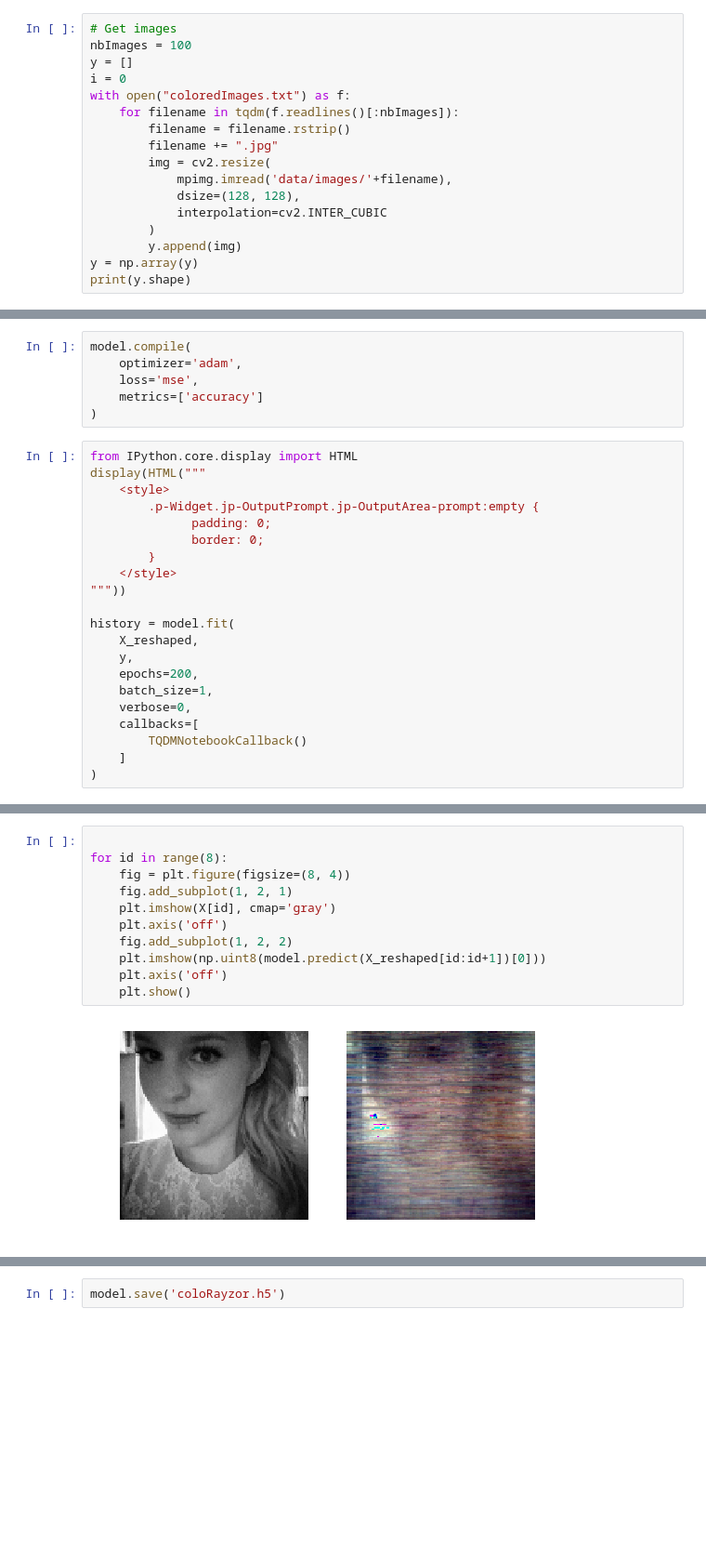
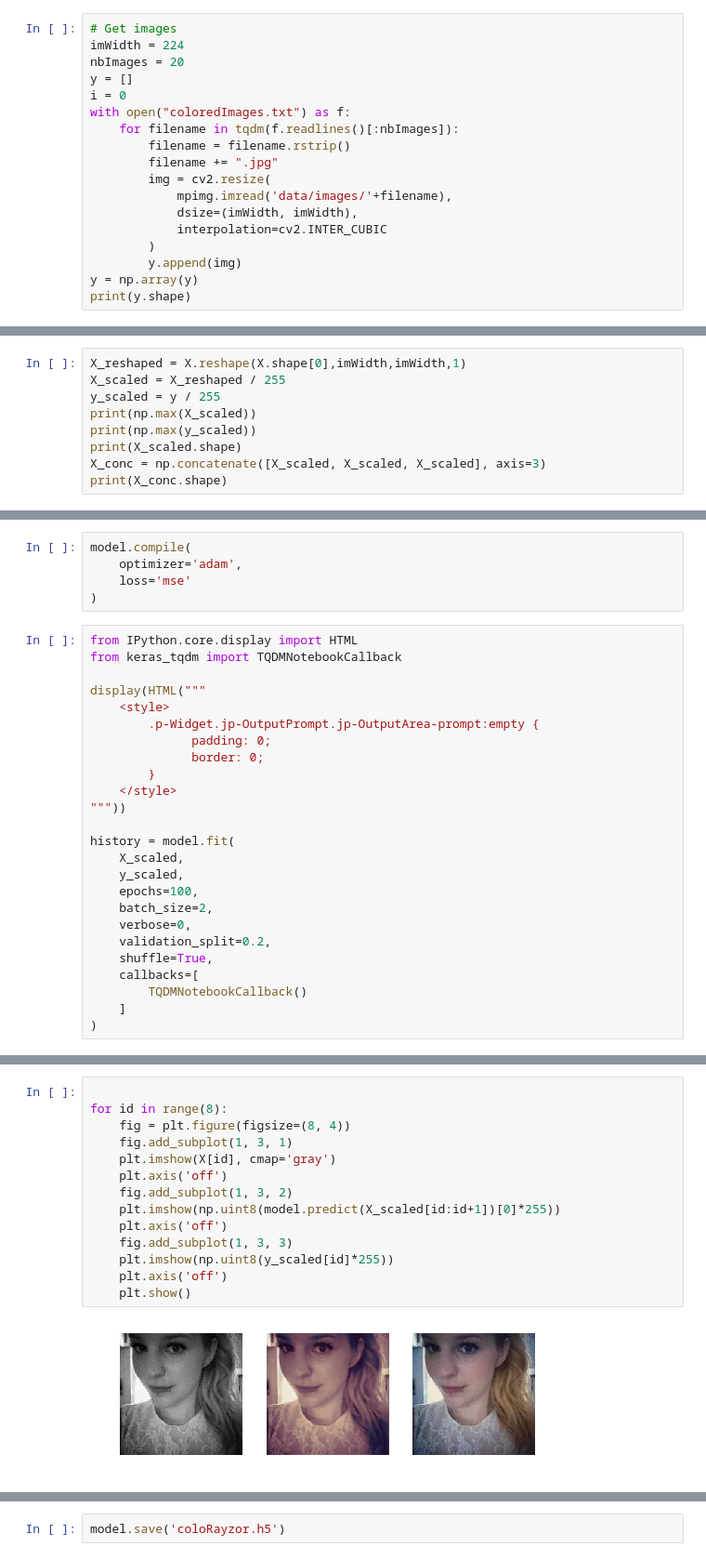
Before and after one commit to HE-Arc/ColoRayzor, a Jupyter notebook: keras.ipynb, the cells around one changed output, grey strips where cells are left out. Shown at 93% size. Saved outputs shown, nothing was run; the diff lists cells and outputs as text; blank space fills up the shorter version.

Commit message:
new version of model

```diff
--- a/keras.ipynb
+++ b/keras.ipynb
@@ -14,6 +13,7 @@ Using TensorFlow backend.
 # %%
 # Get images
-nbImages = 100
+imWidth = 224
+nbImages = 20
 y = []
 i = 0
 with open("coloredImages.txt") as f:
@@ -22,7 +22,7 @@ with open("coloredImages.txt") as f:
         filename += ".jpg"
         img = cv2.resize(
             mpimg.imread('data/images/'+filename),
-            dsize=(128, 128),
+            dsize=(imWidth, imWidth),
             interpolation=cv2.INTER_CUBIC
         )
         y.append(img)
@@ -55,0 +58,9 @@ plt.show()
+# %%
+X_reshaped = X.reshape(X.shape[0],imWidth,imWidth,1)
+X_scaled = X_reshaped / 255
+y_scaled = y / 255
+print(np.max(X_scaled))
+print(np.max(y_scaled))
+print(X_scaled.shape)
+X_conc = np.concatenate([X_scaled, X_scaled, X_scaled], axis=3)
+print(X_conc.shape)
@@ -97,11 +152,12 @@ _________________________________________________________________
 # %%
 model.compile(
     optimizer='adam',
-    loss='mse',
-    metrics=['accuracy']
+    loss='mse'
 )
 # %%
 from IPython.core.display import HTML
+from keras_tqdm import TQDMNotebookCallback
+
 display(HTML("""
     <style>
         .p-Widget.jp-OutputPrompt.jp-OutputArea-prompt:empty {
@@ -112,11 +168,13 @@ display(HTML("""
 """))
 
 history = model.fit(
-    X_reshaped,
-    y,
-    epochs=200,
-    batch_size=1,
+    X_scaled,
+    y_scaled,
+    epochs=100,
+    batch_size=2,
     verbose=0,
+    validation_split=0.2,
+    shuffle=True,
     callbacks=[
         TQDMNotebookCallback()
     ]
@@ -161,13 +211,16 @@ plt.show()
 # %%
 
 for id in range(8):
     fig = plt.figure(figsize=(8, 4))
-    fig.add_subplot(1, 2, 1)
+    fig.add_subplot(1, 3, 1)
     plt.imshow(X[id], cmap='gray')
     plt.axis('off')
-    fig.add_subplot(1, 2, 2)
-    plt.imshow(np.uint8(model.predict(X_reshaped[id:id+1])[0]))
+    fig.add_subplot(1, 3, 2)
+    plt.imshow(np.uint8(model.predict(X_scaled[id:id+1])[0]*255))
+    plt.axis('off')
+    fig.add_subplot(1, 3, 3)
+    plt.imshow(np.uint8(y_scaled[id]*255))
     plt.axis('off')
     plt.show()
 # %% [output]
-[figure, old version]
+[figure, new version]
```
Also changed, not shown: parts of 12 cells of this notebook, 2 other files.
